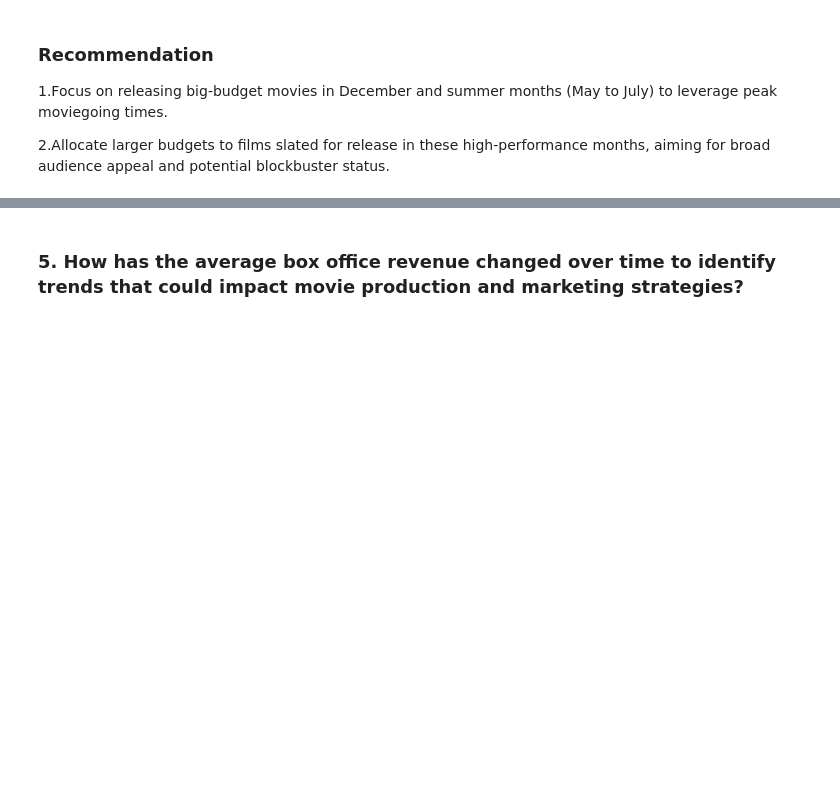
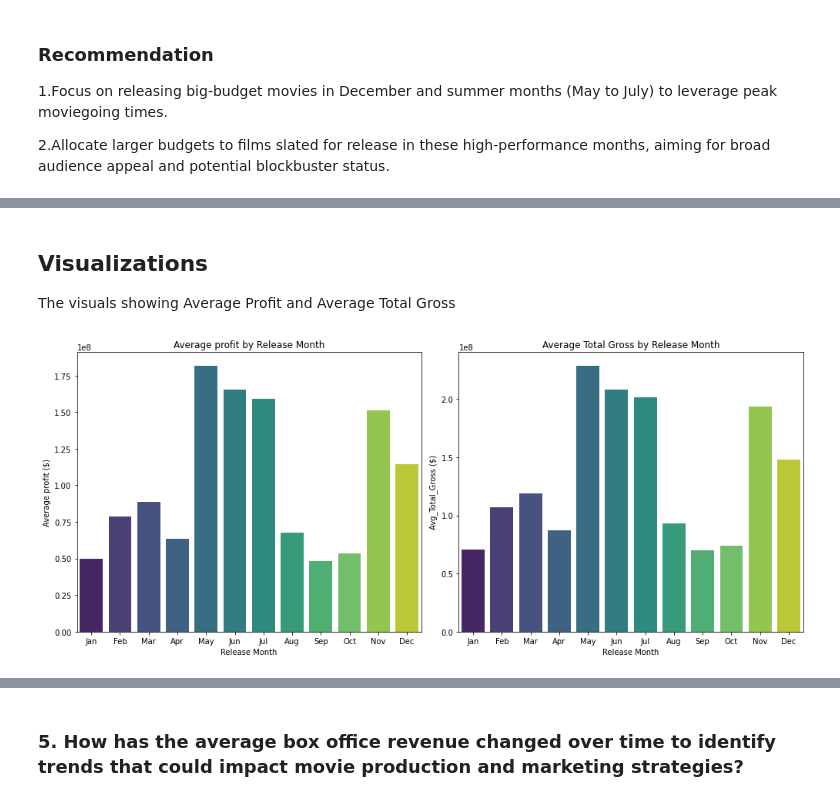
Before and after one commit to vnelima/Phase-2-Movie-project--Group-9, a Jupyter notebook: Student.ipynb, the cells around one changed output, grey strips where cells are left out. Cells and saved outputs as stored; diff of their text form; code cells hidden in the pictures; blank space fills up the shorter version.

```diff
--- a/Student.ipynb
+++ b/Student.ipynb
@@ -363,3 +416,10 @@ plt.show()
 1.Focus on releasing big-budget movies in December and summer months (May to July) to leverage peak moviegoing times.
 
 2.Allocate larger budgets to films slated for release in these high-performance months, aiming for broad audience appeal and potential blockbuster status.
+# %%
+# Calculate Total gross
+budget['total_gross'] = budget['worldwide_gross'] + budget['domestic_gross']
+# Calculate profit
+budget['profit'] = (budget['total_gross'] - budget['production_budget'])
+
+budget.head()
@@ -365,0 +433,36 @@ plt.show()
+# %%
+# Calculate average profit and total_gross by month
+monthly_seasonality = budget.groupby('release_month').agg(
+    avg_total_gross=('total_gross', 'mean'),
+    avg_profit=('profit', 'mean')
+).sort_values(by='avg_profit', ascending=False).reset_index()
+# %% [markdown]
+## Visualizations
+The visuals showing Average Profit and Average Total Gross
+# %%
+fig, axs = plt.subplots(1, 2, figsize=(14,6))
+
+# Average Profit by Month
+sns.barplot(data=monthly_seasonality, x=monthly_seasonality['release_month'], y=monthly_seasonality['avg_profit'], palette='viridis', ax=axs[0])
+axs[0].set_title("Average profit by Release Month")
+axs[0].set_xlabel("Release Month")
+axs[0].set_ylabel("Average profit ($)")
+axs[0].set_xticks(range(12))
+axs[0].set_xticklabels([
+    'Jan', 'Feb', 'Mar', 'Apr', 'May', 'Jun', 'Jul', 'Aug', 'Sep', 'Oct', 'Nov', 'Dec'
+])
+
+# Average Total Gross by Month
+sns.barplot(data=monthly_seasonality, x=monthly_seasonality['release_month'], y=monthly_seasonality['avg_total_gross'], palette='viridis', ax=axs[1])
+axs[1].set_title("Average Total Gross by Release Month")
+axs[1].set_xlabel("Release Month")
+axs[1].set_ylabel("Avg_Total_Gross ($)")
+axs[1].set_xticks(range(0,12))
+axs[1].set_xticklabels([
+    'Jan', 'Feb', 'Mar', 'Apr', 'May', 'Jun', 'Jul', 'Aug', 'Sep', 'Oct', 'Nov', 'Dec'
+])
+
+plt.tight_layout()
+plt.show()
+# %% [output]
+[figure, added]
```
Also changed, not shown: parts of 19 cells of this notebook.
